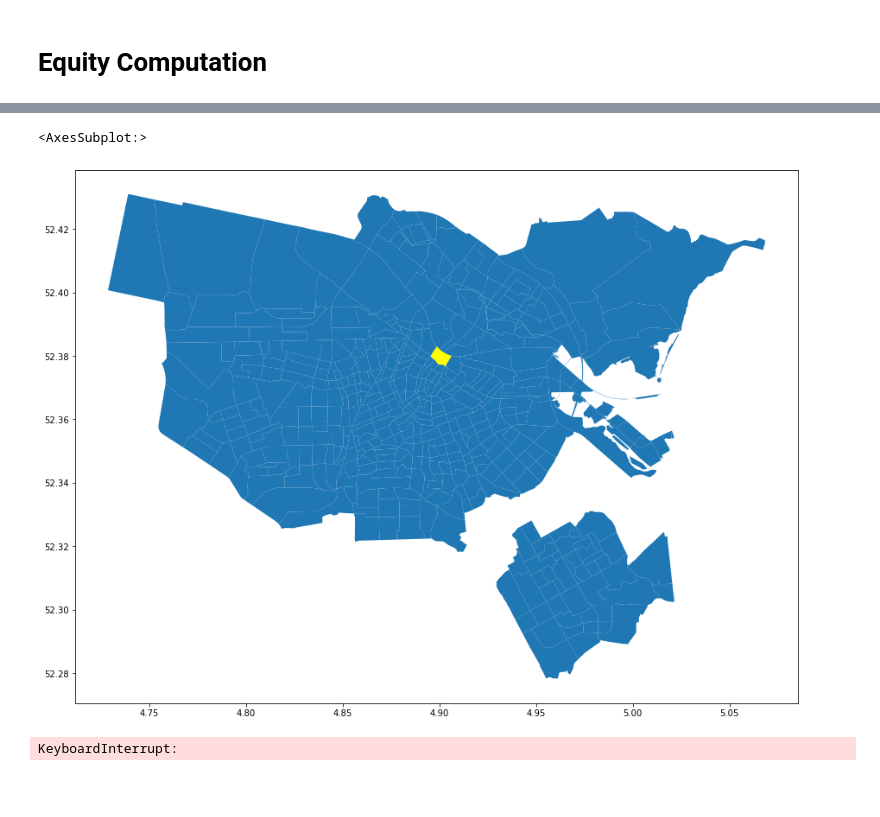
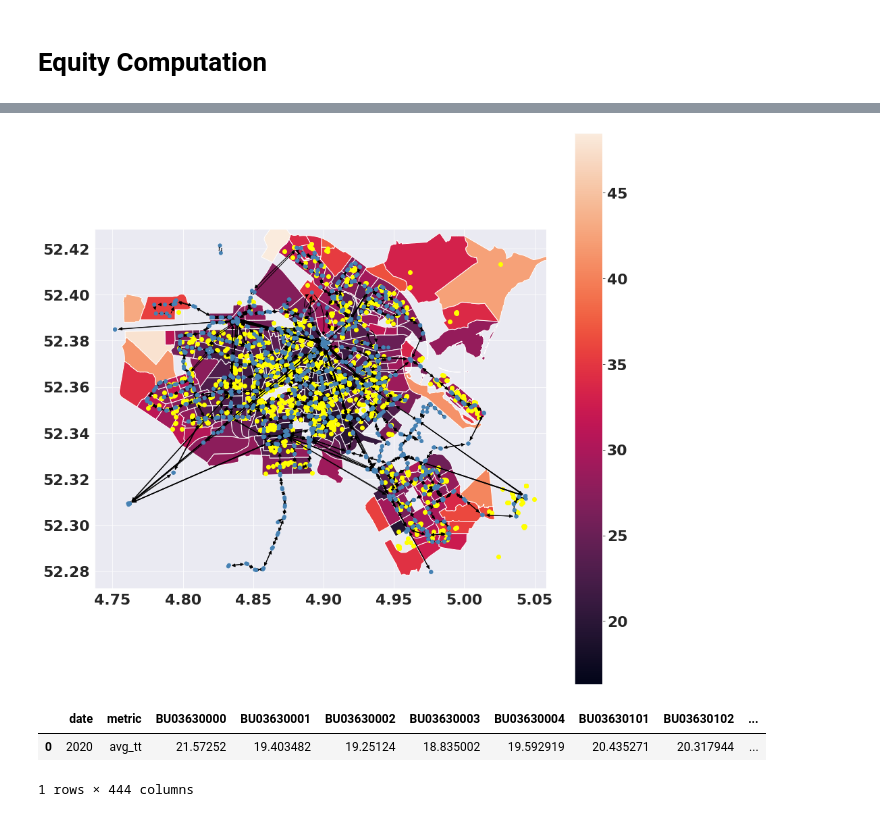
Before and after one commit to EquiCity/thesis, a Jupyter notebook: eda/notebooks/ams_transit_network_accessibility_analysis.ipynb, the cells around one changed output, grey strips where cells are left out. Saved outputs shown, nothing was run; the diff lists cells and outputs as text; code cells hidden in the pictures; blank space fills up the shorter version.

```diff
--- a/eda/notebooks/ams_transit_network_accessibility_analysis.ipynb
+++ b/eda/notebooks/ams_transit_network_accessibility_analysis.ipynb
@@ -47,9 +89,9 @@ def load_geometry_fields(gdf: gpd.GeoDataFrame, fields: List[str]):
         gdf[field] = gdf[field].apply(shapely.wkt.loads)
     return gdf
 
-kwb_19_ams_neighborhoods = gpd.read_parquet(CLEANED_AMS_NHS_DIR.joinpath('kwb_19_ams_neighborhood.parquet'))
-kwb_20_ams_neighborhoods = gpd.read_parquet(CLEANED_AMS_NHS_DIR.joinpath('kwb_20_ams_neighborhood.parquet'))
-kwb_21_ams_neighborhoods = gpd.read_parquet(CLEANED_AMS_NHS_DIR.joinpath('kwb_21_ams_neighborhood.parquet'))
+kwb_19_ams_neighborhoods = gpd.read_parquet(CLEANED_AMS_NHS_DIR.joinpath('kwb_19_ams_neighborhoods.parquet'))
+kwb_20_ams_neighborhoods = gpd.read_parquet(CLEANED_AMS_NHS_DIR.joinpath('kwb_20_ams_neighborhoods.parquet'))
+kwb_21_ams_neighborhoods = gpd.read_parquet(CLEANED_AMS_NHS_DIR.joinpath('kwb_21_ams_neighborhoods.parquet'))
 
 # kwb_19_ams_neighborhoods = load_geometry_fields(kwb_19_ams_neighborhoods, ['geometry', 'centroid', 'res_centroid'])
 # kwb_20_ams_neighborhoods = load_geometry_fields(kwb_20_ams_neighborhoods, ['geometry', 'centroid', 'res_centroid'])
@@ -93,0 +122,21 @@ lowest_40p_income_hh = kwb_19_ams_neighborhoods[['BU_NAAM', 'p_hh_li']]
+# %%
+group_dicts = {
+    "full_df": None,
+    "percent_western": None,
+    "percent_non_western": None,
+    "percent_to_school": None,
+    "percent_hh_with_kids": None,
+    "percent_lowest_40p_income_hh": None
+}
+
+data_dict = {2019: copy(group_dicts), 2020: copy(group_dicts), 2021: copy(group_dicts)}
+
+data_dict[2019]["full_df"] = kwb_19_ams_neighborhoods.dropna()
+data_dict[2020]["full_df"] = kwb_20_ams_neighborhoods.dropna()
+data_dict[2021]["full_df"] = kwb_21_ams_neighborhoods.dropna()
+
+# Percent westerners
+# Percent non-westerners
+# Percent inhabitants to be schooled
+# Percent households with kids
+# Percent of households in the Netherlands' 40% of households with the lowest income
@@ -93,0 +228,10 @@ lowest_40p_income_hh = kwb_19_ams_neighborhoods[['BU_NAAM', 'p_hh_li']]
+# %%
+base_od_mats_2019_path = od_mats_2019[0]
+with open(base_od_mats_2019_path, 'rb') as fp:
+    tt_mx, modes_mx, lines_mx, hops_mx, failed = pickle.load(fp)
+# %%
+base_2019_tt_mat = tt_mx
+df = pd.DataFrame(data=base_2019_tt_mat, index=ams_nb.BU_CODE)
+buurt_avg_tt = df.replace(0,np.NaN).mean(axis=1)
+buurt_avg_tt = gpd.pd.merge(buurt_avg_tt.to_frame(), data_dict[2019]["percent_western"], on="BU_CODE")
+buurt_avg_tt = gpd.GeoDataFrame(buurt_avg_tt)
@@ -94,20 +314,14 @@ lowest_40p_income_hh = kwb_19_ams_neighborhoods[['BU_NAAM', 'p_hh_li']]
 # %%
-base = kwb_19_ams_neighborhoods.plot(figsize=(15,15))
-kwb_19_ams_neighborhoods[kwb_19_ams_neighborhoods==kwb_19_ams_neighborhoods.iloc[5]].plot(ax = base, color='yellow')
+base = buurt_avg_tt.plot(0, legend=True,figsize=(15,15))
+base = education.plot(ax=base, color='yellow', figsize=(15,15))
+G_transit = ig.read(graph)
+ig.plot(G_transit, target=base)
 # %% [output]
-<AxesSubplot:>
-[figure, old version]
+[figure, new version]
-# %%
-months = {i: {} for i in range(1,13)}
-loaded_od_mats = {2019: months, 2020: months, 2021: months}
-
-for od_mat in od_mats:
-    with open(od_mat, 'rb') as fp:
-        # tt_mx, td_mx, modes_mx, lines_mx, hops_mx, failed
-        tt_mx, td_mx, modes_mx, lines_mx, hops_mx, _ = pickle.load(fp)
-    od_mat_date = re.findall('\d+',od_mat.name)[0]
-    year = int(od_mat_date[:4])
-    month = int(od_mat_date[4:6])
-    day = int(od_mat_date[6:])
-# %% [output]
-KeyboardInterrupt:
+# %%
+buurt_avg_tt[['BU_CODE', 0]].pivot(columns='BU_CODE')
+pd.DataFrame([['2020', 'avg_tt'] + buurt_avg_tt[0].to_list()], columns=['date', 'metric'] + buurt_avg_tt.BU_CODE.to_list(), index=[0])
+# %% [output]
+|  | date | metric | BU03630000 | BU03630001 | BU03630002 | BU03630003 | BU03630004 | BU03630101 | BU03630102 | ... |
+| 0 | 2020 | avg_tt | 21.57252 | 19.403482 | 19.25124 | 18.835002 | 19.592919 | 20.435271 | 20.317944 | ... |
+1 rows × 444 columns
```
Also changed, not shown: parts of 26 cells of this notebook, 30 other files.
